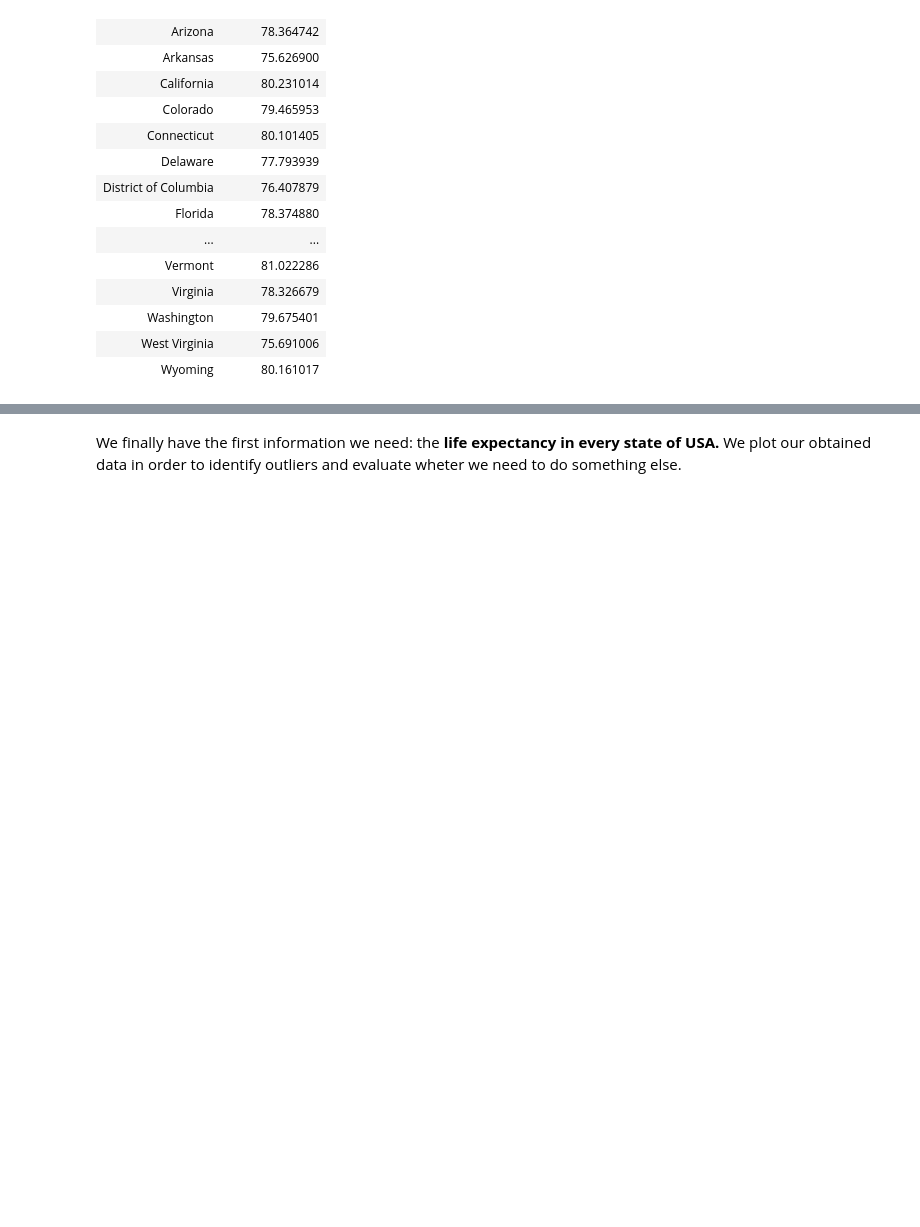
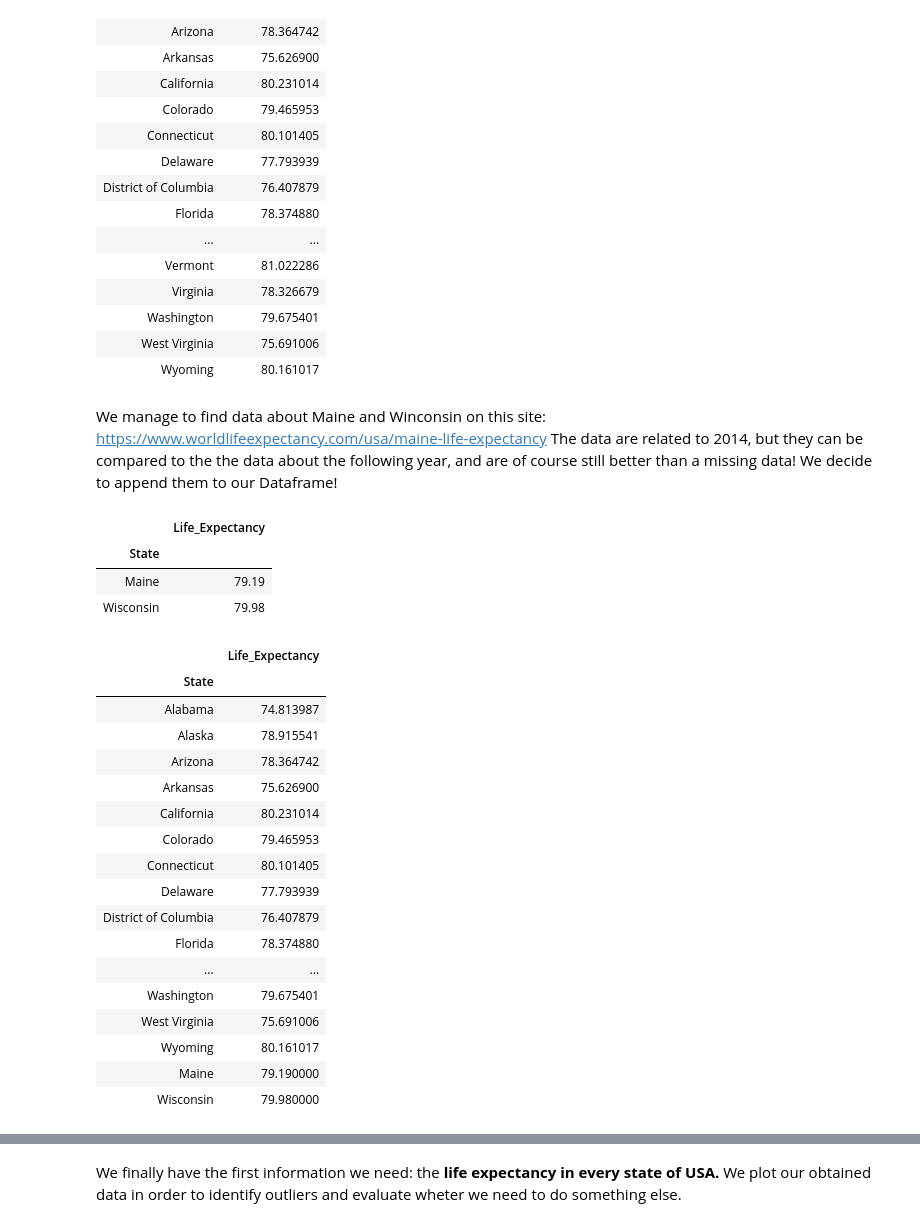
Before and after one commit to steber97/RecursionFairies_AdaProject, a Jupyter notebook: csv_datasets.ipynb, the cells around one changed output, grey strips where cells are left out. Drawn from its saved outputs; the diff is of its cells as text; code cells hidden in the pictures; blank space fills up the shorter version.

```diff
--- a/csv_datasets.ipynb
+++ b/csv_datasets.ipynb
@@ -123,3 +132,39 @@ life_expectancy
 | Washington | 79.675401 |
 | West Virginia | 75.691006 |
 | Wyoming | 80.161017 |
+# %% [markdown]
+We manage to find data about Maine and Winconsin on this site: https://www.worldlifeexpectancy.com/usa/maine-life-expectancy
+The data are related to 2014, but they can be compared to the the data about the following year, and are of course still better than a missing data!
+We decide to append them to our Dataframe!
+# %%
+df1=pd.DataFrame([{'State': 'Maine', 'Life_Expectancy': 79.19},
+                  {'State': 'Wisconsin', 'Life_Expectancy': 79.98}])
+df1.set_index('State',inplace=True)
+df1
+# %% [output]
+|  | Life_Expectancy |
+| State |  |
+| Maine | 79.19 |
+| Wisconsin | 79.98 |
+# %%
+life_expectancy=pd.concat([life_expectancy, df1], axis=0)
+life_expectancy
+# %% [output]
+|  | Life_Expectancy |
+| State |  |
+| Alabama | 74.813987 |
+| Alaska | 78.915541 |
+| Arizona | 78.364742 |
+| Arkansas | 75.626900 |
+| California | 80.231014 |
+| Colorado | 79.465953 |
+| Connecticut | 80.101405 |
+| Delaware | 77.793939 |
+| District of Columbia | 76.407879 |
+| Florida | 78.374880 |
+| ... | ... |
+| Washington | 79.675401 |
+| West Virginia | 75.691006 |
+| Wyoming | 80.161017 |
+| Maine | 79.190000 |
+| Wisconsin | 79.980000 |
```
Also changed, not shown: parts of 16 cells of this notebook, 2 other files.
